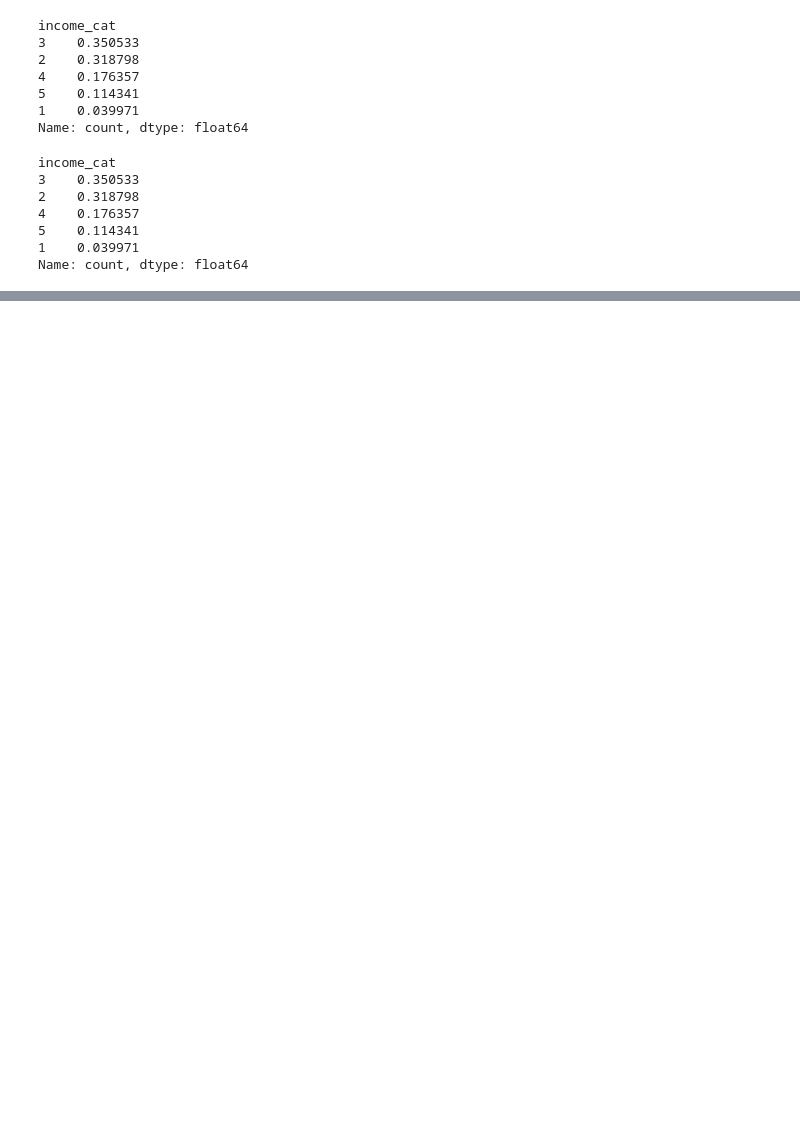
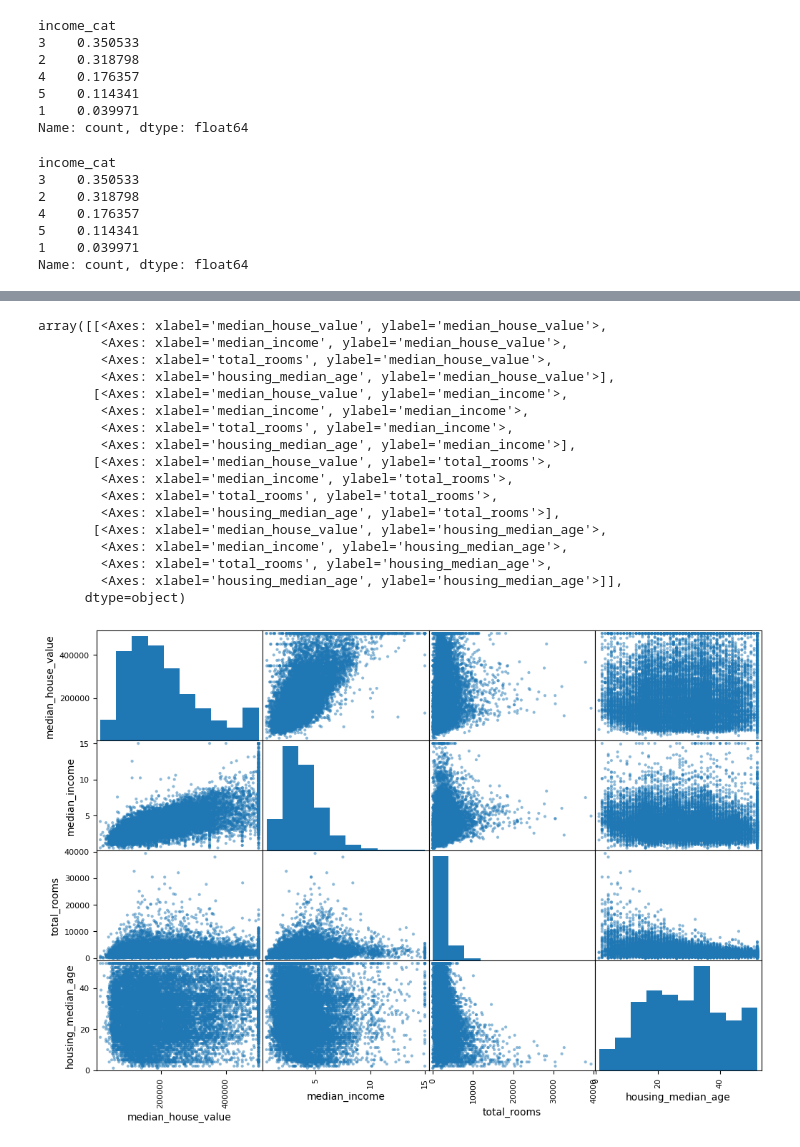
Before and after one commit to yousefosama736/hands-on-machine-learning, a Jupyter notebook: Untitled-1.ipynb, the cells around one changed output, grey strips where cells are left out. Drawn from its saved outputs; the diff is of its cells as text; code cells hidden in the pictures; blank space fills up the shorter version.

```diff
--- a/Untitled-1.ipynb
+++ b/Untitled-1.ipynb
@@ -190,3 +193,31 @@ Name: count, dtype: float64
 # %%
 for set_ in (strat_train_set, strat_test_set):
     set_.drop("income_cat", axis=1, inplace=True)
+# %%
+import numpy as np
+import pandas as pd
+from zlib import crc32
+
+def is_id_in_test_set(identifier, test_ratio):
+    return crc32(np.int64(identifier)) < test_ratio * 2**32
+
+def stratified_hash_split(data, test_ratio, id_column, strat_column):
+
+    train_parts = []
+    test_parts = []
+
+    for category in data[strat_column].unique():
+        subset = data[data[strat_column] == category]
+        ids = subset[id_column]
+        in_test = ids.apply(lambda x: is_id_in_test_set(x, test_ratio))
+        test_parts.append(subset[in_test])
+        train_parts.append(subset[~in_test])
+
+    return pd.concat(train_parts), pd.concat(test_parts)
+# %%
+housing["id"] = housing["longitude"] * 1000 + housing["latitude"]
+housing["income_cat"] = pd.cut(housing["median_income"],
+                               bins=[0., 1.5, 3.0, 4.5, 6., np.inf],
+                               labels=[1, 2, 3, 4, 5])
+
+train, test = stratified_hash_split(housing, 0.2, id_column="id", strat_column="income_cat")
@@ -192,0 +244,2 @@ for set_ in (strat_train_set, strat_test_set):
+# %%
+housing=train.copy()
@@ -192,0 +261,25 @@ for set_ in (strat_train_set, strat_test_set):
+# %%
+import pandas as pd
+from pandas.plotting import scatter_matrix
+
+attributes = ["median_house_value", "median_income", "total_rooms", "housing_median_age"]
+scatter_matrix(housing[attributes], figsize=(12, 8))
+# %% [output]
+array([[<Axes: xlabel='median_house_value', ylabel='median_house_value'>,
+        <Axes: xlabel='median_income', ylabel='median_house_value'>,
+        <Axes: xlabel='total_rooms', ylabel='median_house_value'>,
+        <Axes: xlabel='housing_median_age', ylabel='median_house_value'>],
+       [<Axes: xlabel='median_house_value', ylabel='median_income'>,
+        <Axes: xlabel='median_income', ylabel='median_income'>,
+        <Axes: xlabel='total_rooms', ylabel='median_income'>,
+        <Axes: xlabel='housing_median_age', ylabel='median_income'>],
+       [<Axes: xlabel='median_house_value', ylabel='total_rooms'>,
+        <Axes: xlabel='median_income', ylabel='total_rooms'>,
+        <Axes: xlabel='total_rooms', ylabel='total_rooms'>,
+        <Axes: xlabel='housing_median_age', ylabel='total_rooms'>],
+       [<Axes: xlabel='median_house_value', ylabel='housing_median_age'>,
+        <Axes: xlabel='median_income', ylabel='housing_median_age'>,
+        <Axes: xlabel='total_rooms', ylabel='housing_median_age'>,
+        <Axes: xlabel='housing_median_age', ylabel='housing_median_age'>]],
+      dtype=object)
+[figure, added]
```
Also changed, not shown: parts of 15 cells of this notebook, 1 other file.
